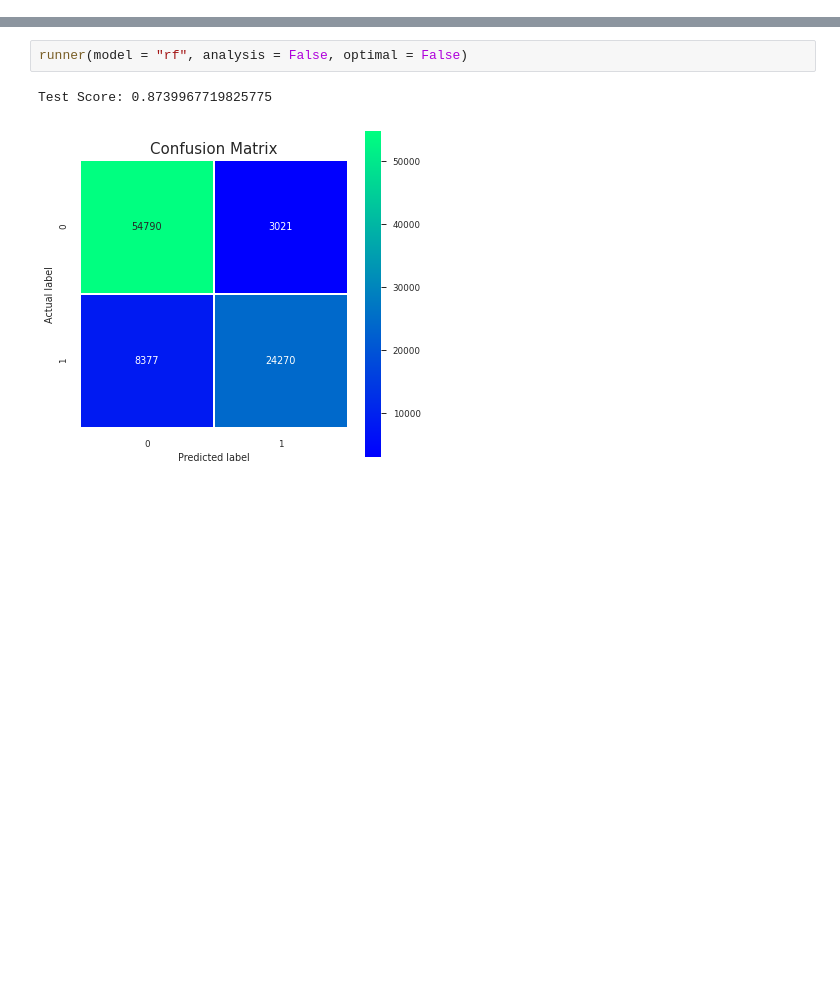
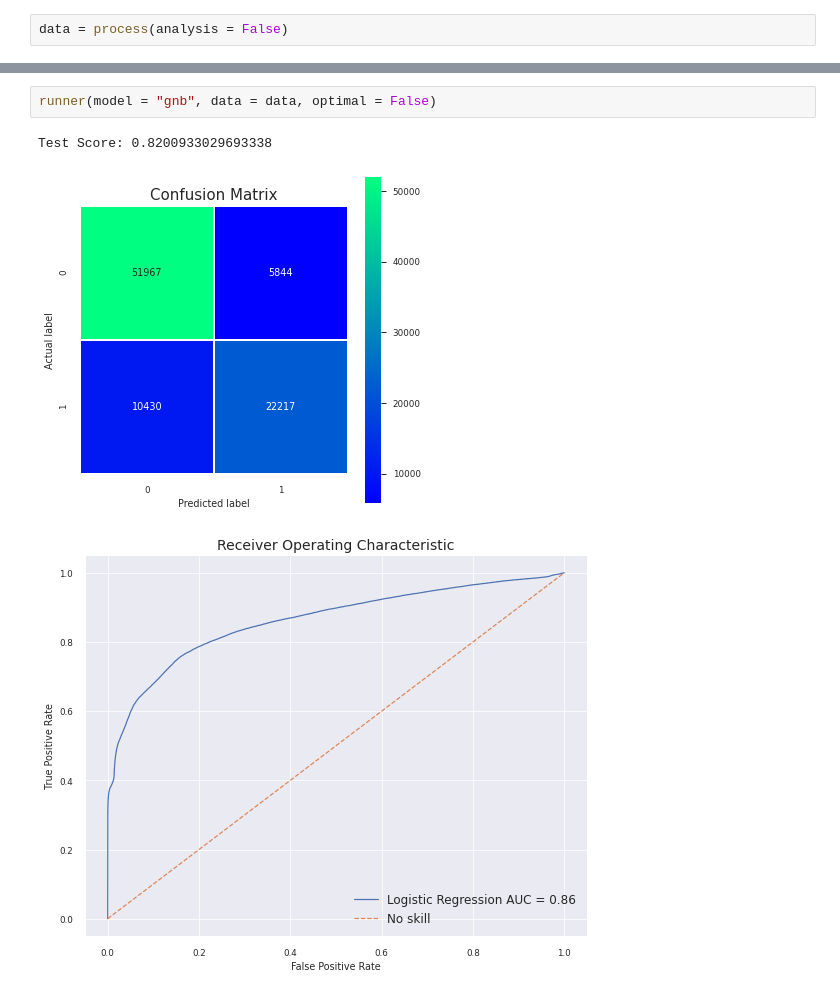
Before and after one commit to rhythm-patel/Predicting-Flight-Delays, a Jupyter notebook: Code.ipynb, the cells around one changed output, grey strips where cells are left out. Cells and saved outputs as stored; diff of their text form; blank space fills up the shorter version.

```diff
--- a/Code.ipynb
+++ b/Code.ipynb
@@ -805,0 +829,2 @@ def runner(model, analysis = False, optimal = False):
+# %%
+data = process(analysis = False)
@@ -806,5 +845,6 @@ def runner(model, analysis = False, optimal = False):
 # %%
-runner(model = "rf", analysis = False, optimal = False)
+runner(model = "gnb", data = data, optimal = False)
 # %% [output]
-Test Score: 0.8739967719825775
+Test Score: 0.8200933029693338
-[figure, old version]
+[figure, new version]
+[figure, added]
```
Also changed, not shown: parts of 6 cells of this notebook.
